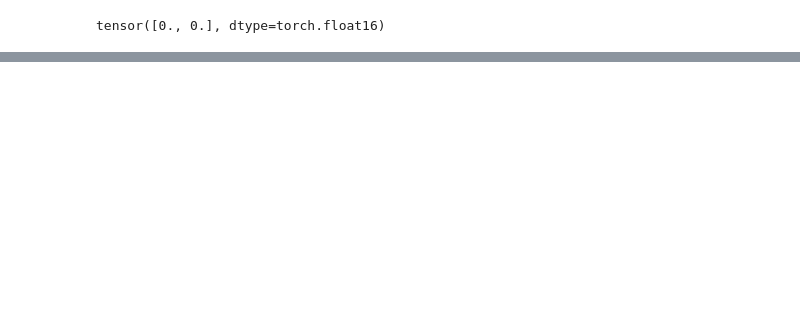
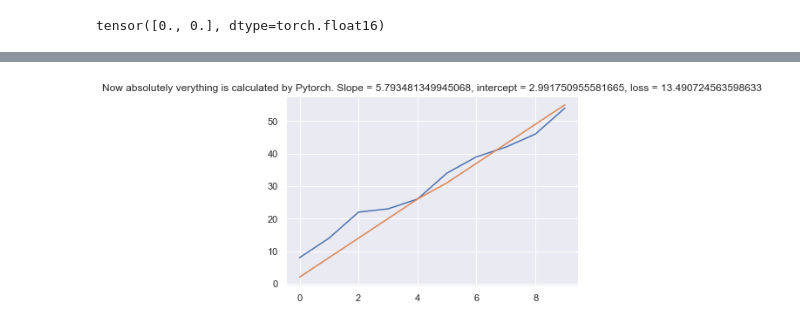
Before and after one commit to israfilovamaria/Pytorch, a Jupyter notebook: Manual Backpropagation.ipynb, the cells around one changed output, grey strips where cells are left out. Drawn from its saved outputs; the diff is of its cells as text; code cells hidden in the pictures; blank space fills up the shorter version.

```diff
--- a/Manual Backpropagation.ipynb
+++ b/Manual Backpropagation.ipynb
@@ -289,0 +268,6 @@ tensor([[ 3.6271],
+# %%
+y_pred = model(x)
+sns.lineplot(x = [int(item[0]) for item in x], y = [int(item[0]) for item in y])
+sns.lineplot(x = [int(item[0]) for item in x], y = [int(item[0]) for item in y_pred])
+plt.title(f'Now absolutely verything is calculated by Pytorch. Slope = {weights[0].item()}, intercept = {weights[1].item()}, loss = {error}')
+# %% [output]
@@ -289,0 +275 @@ tensor([[ 3.6271],
+[figure, added]
```
Also changed, not shown: parts of 22 cells of this notebook.
